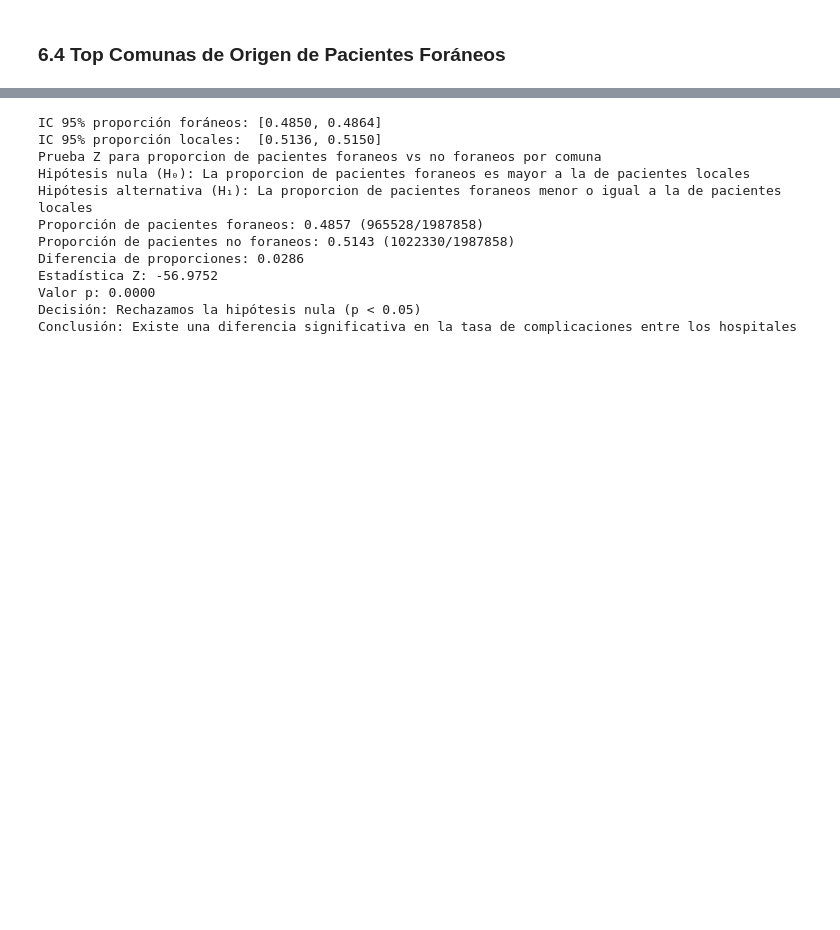
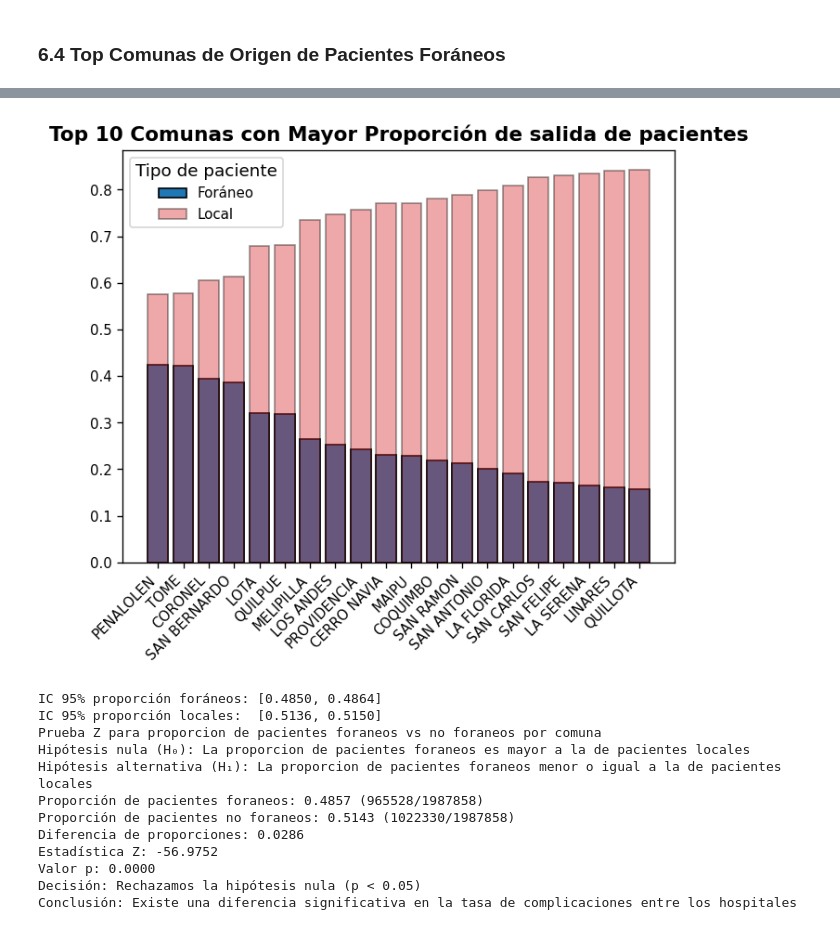
Before and after one commit to thenoeyedgirl/proyecto-GRD-Fonasa, a Jupyter notebook: Analisis_Grupo_5_v2.ipynb, the cells around one changed output, grey strips where cells are left out. Cells and saved outputs as stored; diff of their text form; code cells hidden in the pictures; blank space fills up the shorter version.

```diff
--- a/Analisis_Grupo_5_v2.ipynb
+++ b/Analisis_Grupo_5_v2.ipynb
@@ -656,0 +628,12 @@ plt.show()
+# %%
+comunas_foraneas = pd.crosstab(GRD_ALTA["COMUNA_PAC"], GRD_ALTA["FORANEO_COMUNA"], margins=True)
+comunas_foraneas.columns = ["Local", "Foráneo", "Total"]
+comunas_foraneas = comunas_foraneas[comunas_foraneas["Local"] > 0]
+comunas_foraneas = comunas_foraneas.drop(index = "All")
+
+print("Tabla de contingencia: pacientes locales vs foráneos por región hospitalaria")
+display(comunas_foraneas.sort_values("Foráneo", ascending=False))
+
+print("Tabla normalizada (proporción por región):")
+normal = comunas_foraneas.div(comunas_foraneas["Total"], axis=0).sort_values("Foráneo", ascending=False)
+display(normal)
@@ -657 +679,10 @@ plt.show()
+# %%
+plt.bar(normal.head(20).index, normal["Foráneo"].head(20), color=COLOR_MAIN, edgecolor="black")
+plt.bar(normal.head(20).index, normal["Local"].head(20), color=COLOR_SEC, edgecolor="black", alpha=0.4)
+plt.title("Top 10 Comunas con Mayor Proporción de salida de pacientes", fontweight="bold")
+plt.xticks(rotation=45, ha="right")
+plt.legend(["Foráneo", "Local"], title="Tipo de paciente")
+plt.show()
+# %% [output]
+[figure, added]
 # %%
```
Also changed, not shown: parts of 14 cells of this notebook.
